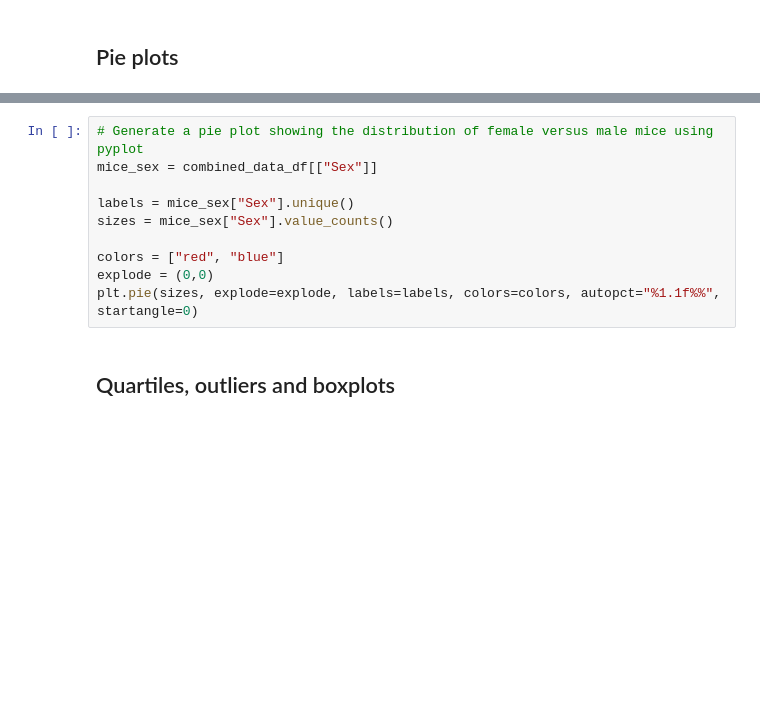
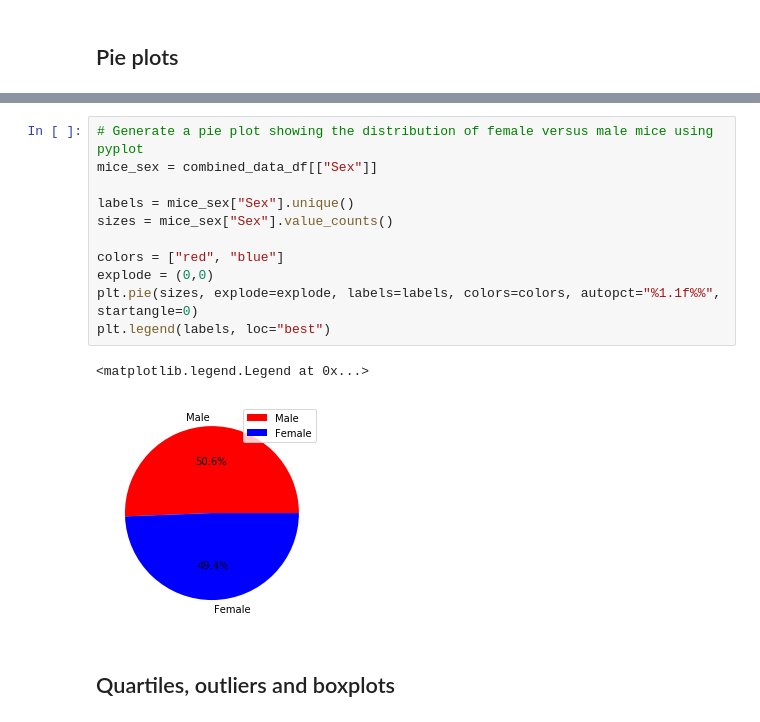
Before and after one commit to bford05/Pymaceuticals, a Jupyter notebook: Pymaceuticals.ipynb, the cells around one changed output, grey strips where cells are left out. Cells and saved outputs as stored; diff of their text form; blank space fills up the shorter version.

```diff
--- a/Pymaceuticals.ipynb
+++ b/Pymaceuticals.ipynb
@@ -81,13 +112,17 @@ plot = mvf_df.plot(kind="pie", y="Sex", autopct='%1.1f%%', figsize=(5, 5))
 # %%
 # Generate a pie plot showing the distribution of female versus male mice using pyplot
 mice_sex = combined_data_df[["Sex"]]
 
 labels = mice_sex["Sex"].unique()
 sizes = mice_sex["Sex"].value_counts()
 
 colors = ["red", "blue"]
 explode = (0,0)
 plt.pie(sizes, explode=explode, labels=labels, colors=colors, autopct="%1.1f%%", startangle=0)
+plt.legend(labels, loc="best")
+# %% [output]
+<matplotlib.legend.Legend at 0x...>
+[figure, added]
 # %% [markdown]
 ## Quartiles, outliers and boxplots
 # %%
```
Also changed, not shown: parts of 19 cells of this notebook.
